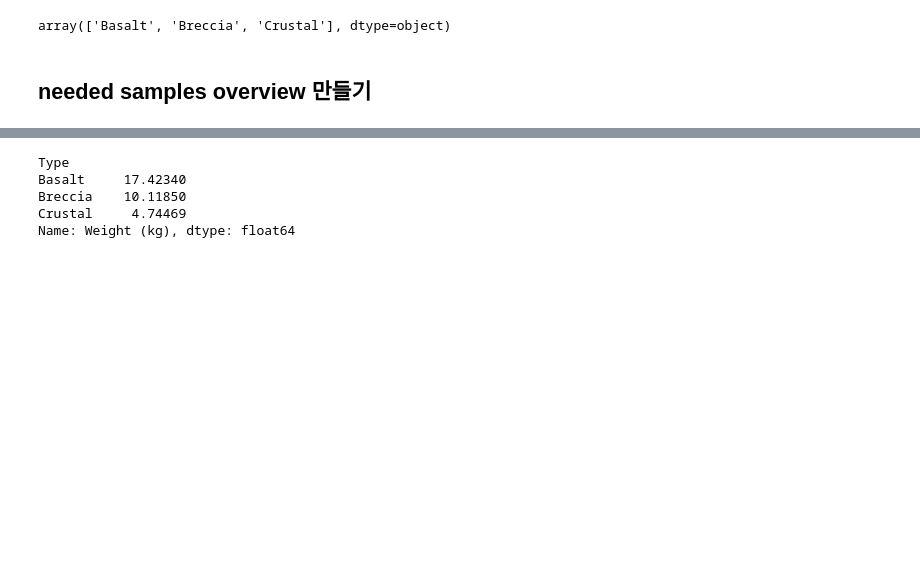
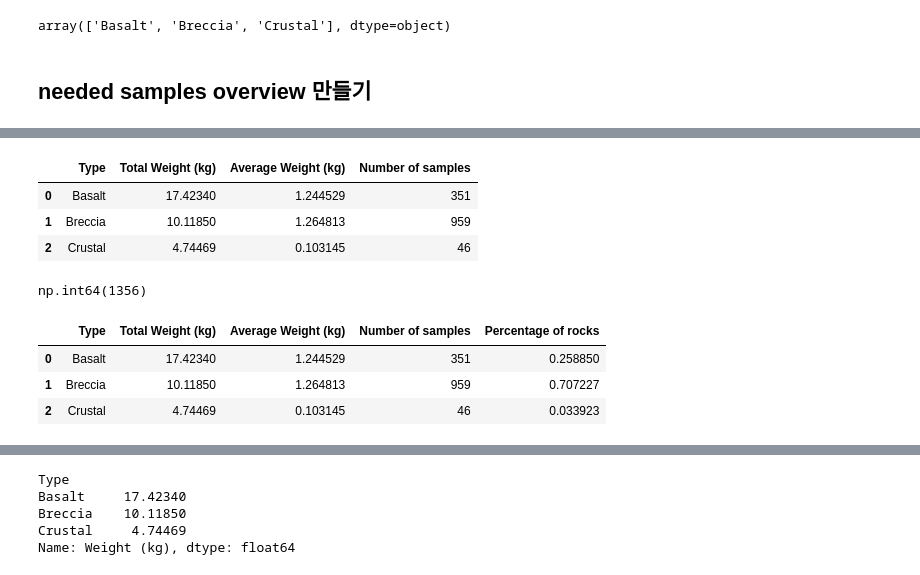
Before and after one commit to dailykim149656-source/pythonProject, a Jupyter notebook: 01_달탐사_미션.ipynb, the cells around one changed output, grey strips where cells are left out. Drawn from its saved outputs; the diff is of its cells as text; code cells hidden in the pictures; blank space fills up the shorter version.

```diff
--- a/01_달탐사_미션.ipynb
+++ b/01_달탐사_미션.ipynb
@@ -876,0 +982,3 @@ array(['Basalt', 'Breccia', 'Crustal'], dtype=object)
+# %%
+temp = rock_samples.groupby('Type')['ID'].count().reset_index()
+temp
@@ -876,0 +993,9 @@ array(['Basalt', 'Breccia', 'Crustal'], dtype=object)
+# %%
+needed_samples_overview = pd.merge(needed_samples_overview, temp, on = 'Type')
+needed_samples_overview.rename(columns={'ID': 'Number of samples'}, inplace=True)
+needed_samples_overview
+# %% [output]
+|  | Type | Total Weight (kg) | Average Weight (kg) | Number of samples |
+| 0 | Basalt | 17.42340 | 1.244529 | 351 |
+| 1 | Breccia | 10.11850 | 1.264813 | 959 |
+| 2 | Crustal | 4.74469 | 0.103145 | 46 |
@@ -877,3 +1004,16 @@ array(['Basalt', 'Breccia', 'Crustal'], dtype=object)
+# %%
+temp = needed_samples_overview['Number of samples'].sum()
+temp
+# %% [output]
+np.int64(1356)
+# %%
+needed_samples_overview['Percentage of rocks'] = needed_samples_overview['Number of samples'] / temp
+needed_samples_overview
+# %% [output]
+|  | Type | Total Weight (kg) | Average Weight (kg) | Number of samples | Percentage of rocks |
+| 0 | Basalt | 17.42340 | 1.244529 | 351 | 0.258850 |
+| 1 | Breccia | 10.11850 | 1.264813 | 959 | 0.707227 |
+| 2 | Crustal | 4.74469 | 0.103145 | 46 | 0.033923 |
 # %%
 # needed samples 데이터프레임에서 중복되지 않은 암석유형을 추출한다.
 # %% [output]
```
Also changed, not shown: parts of 42 cells of this notebook, 3 other files.
